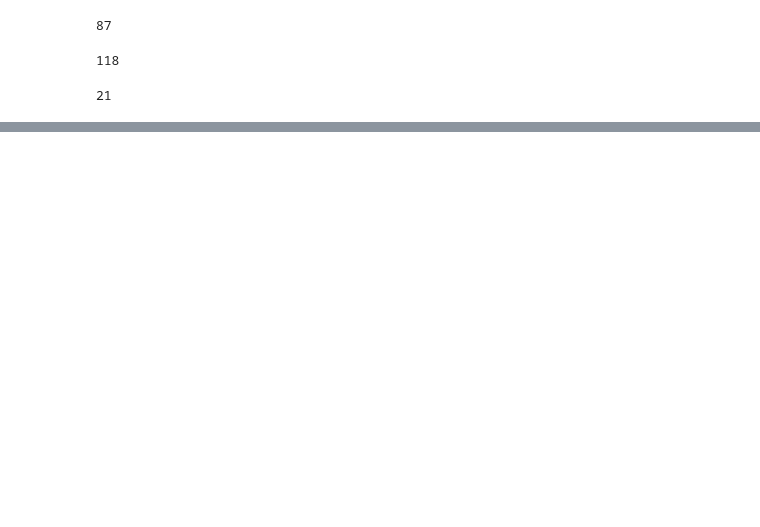
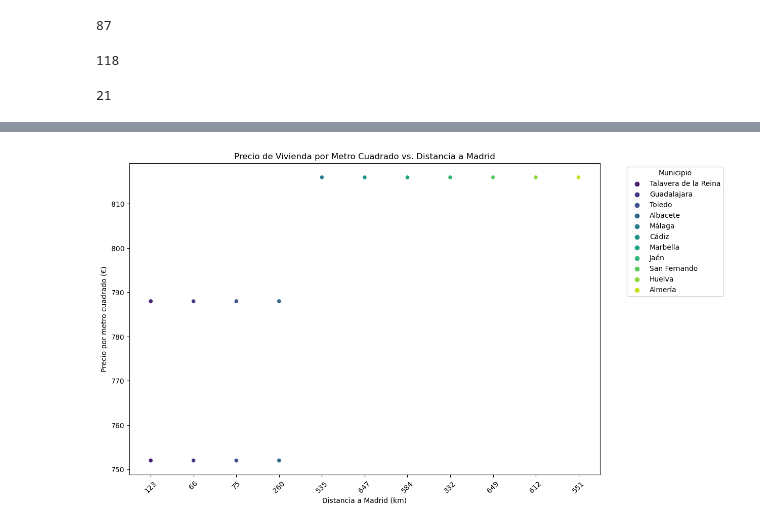
Before and after one commit to esteban-bit/Project-ETL, a Jupyter notebook: Proyecto ETL.ipynb, the cells around one changed output, grey strips where cells are left out. Saved outputs shown, nothing was run; the diff lists cells and outputs as text; code cells hidden in the pictures; blank space fills up the shorter version.

```diff
--- a/Proyecto ETL.ipynb
+++ b/Proyecto ETL.ipynb
@@ -1078,0 +1015,14 @@ datos = datos.drop(columnas_a_eliminar, axis=1)
+# %%
+query = '''
+
+SELECT DISTINCT c.Municipio, i.Preciom2jul, c.`DistanciaaMadrid(km)`
+FROM idealista AS i
+INNER JOIN Municipio AS m ON i.IDComunidadAutonoma = m.IDComunidadAutonoma
+INNER JOIN ciudades AS c ON c.IDComunidadAutonoma = m.IDComunidadAutonoma
+ORDER BY CAST(REPLACE(i.Preciom2jul, '.', '') AS UNSIGNED) ASC
+limit 15 ;
+
+'''
+datos1 = pd.read_sql(query, cursor)
+
+datos1
@@ -1079,2 +1046,20 @@ datos = datos.drop(columnas_a_eliminar, axis=1)
 # %%
-datos.info()
+plt.figure(figsize=(12, 8))
+
+# Crear el gráfico de dispersión con colores para representar la población
+scatter = sns.scatterplot(data=datos1, x="DistanciaaMadrid(km)", y="Preciom2jul", hue="Municipio", palette="viridis")
+
+# Personalizar el gráfico
+plt.title("Precio de Vivienda por Metro Cuadrado vs. Distancia a Madrid")
+plt.xlabel("Distancia a Madrid (km)")
+plt.ylabel("Precio por metro cuadrado (€)")
+
+# Añadir leyenda y ajustar su posición
+plt.legend(title="Municipio", bbox_to_anchor=(1.05, 1), loc='upper left')
+
+# Rotar los ticks del eje x en 45 grados
+plt.xticks(rotation=45)
+
+plt.show()
+# %% [output]
+[figure, added]
```
Also changed, not shown: parts of 35 cells of this notebook, 8 other files.
